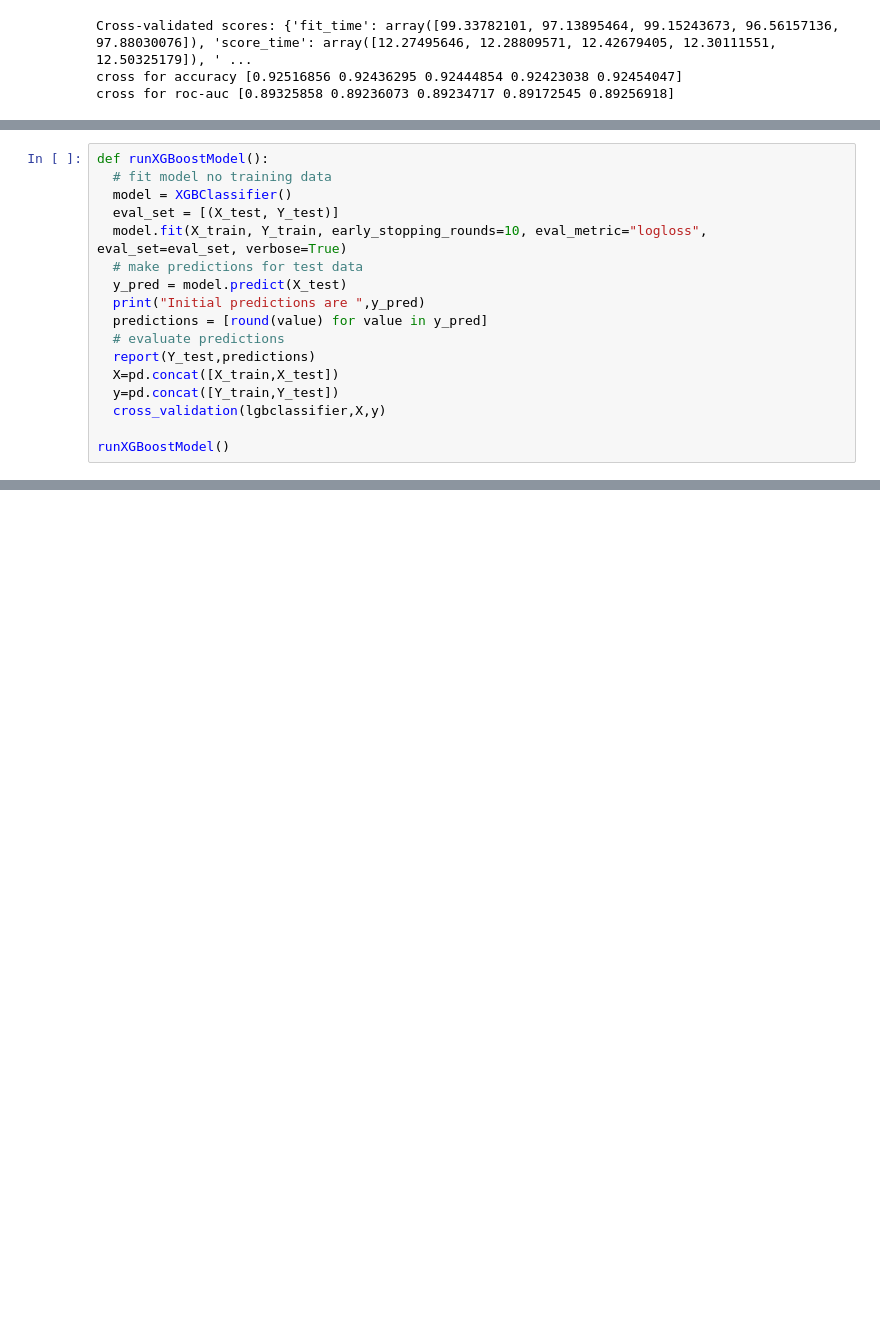
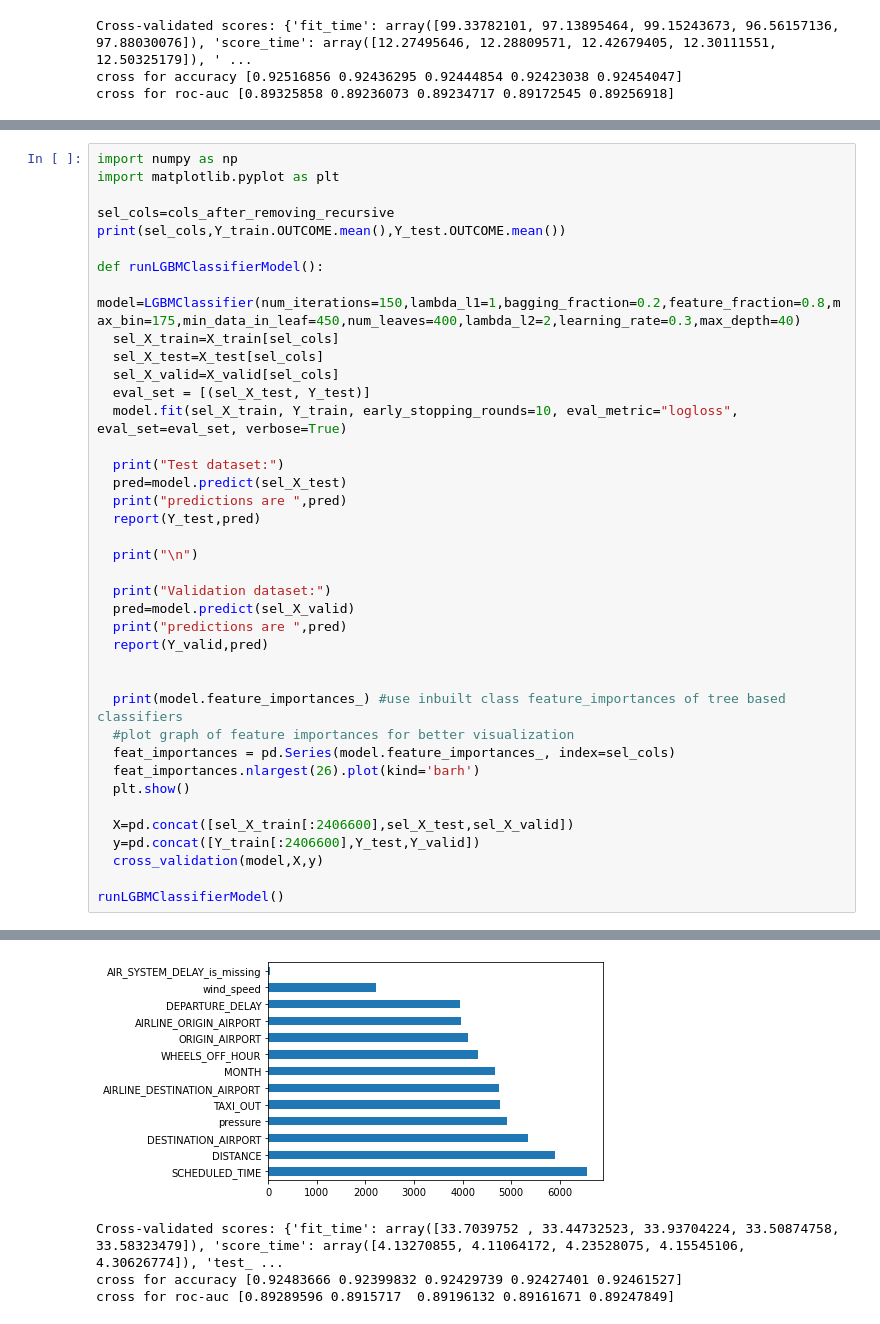
Before and after one commit to bchaithanyasai/PredictLateArrivalsPaper, a Jupyter notebook: Feature_Selection_and_Predictive_Modelling_with_Weather_2015.ipynb, the cells around one changed output, grey strips where cells are left out. Saved outputs shown, nothing was run; the diff lists cells and outputs as text; blank space fills up the shorter version.

```diff
--- a/Feature_Selection_and_Predictive_Modelling_with_Weather_2015.ipynb
+++ b/Feature_Selection_and_Predictive_Modelling_with_Weather_2015.ipynb
@@ -1432,17 +1383,40 @@ NameError: ignored
-# %%
-def runXGBoostModel():
-  # fit model no training data
-  model = XGBClassifier()
-  eval_set = [(X_test, Y_test)]
-  model.fit(X_train, Y_train, early_stopping_rounds=10, eval_metric="logloss", eval_set=eval_set, verbose=True)
-  # make predictions for test data
-  y_pred = model.predict(X_test)
-  print("Initial predictions are ",y_pred)
-  predictions = [round(value) for value in y_pred]
-  # evaluate predictions
-  report(Y_test,predictions)
-  X=pd.concat([X_train,X_test])
-  y=pd.concat([Y_train,Y_test])
-  cross_validation(lgbclassifier,X,y)
-
-runXGBoostModel()
+# %%
+import numpy as np
+import matplotlib.pyplot as plt
+
+sel_cols=cols_after_removing_recursive
+print(sel_cols,Y_train.OUTCOME.mean(),Y_test.OUTCOME.mean())
+
+def runLGBMClassifierModel():
+  model=LGBMClassifier(num_iterations=150,lambda_l1=1,bagging_fraction=0.2,feature_fraction=0.8,max_bin=175,min_data_in_leaf=450,num_leaves=400,lambda_l2=2,learning_rate=0.3,max_depth=40)
+  sel_X_train=X_train[sel_cols]
+  sel_X_test=X_test[sel_cols]
+  sel_X_valid=X_valid[sel_cols]
+  eval_set = [(sel_X_test, Y_test)]
+  model.fit(sel_X_train, Y_train, early_stopping_rounds=10, eval_metric="logloss", eval_set=eval_set, verbose=True)
+
+  print("Test dataset:")
+  pred=model.predict(sel_X_test)
+  print("predictions are ",pred)
+  report(Y_test,pred)
+
+  print("\n")
+
+  print("Validation dataset:")
+  pred=model.predict(sel_X_valid)
+  print("predictions are ",pred)
+  report(Y_valid,pred)
+
+
+  print(model.feature_importances_) #use inbuilt class feature_importances of tree based classifiers
+  #plot graph of feature importances for better visualization
+  feat_importances = pd.Series(model.feature_importances_, index=sel_cols)
+  feat_importances.nlargest(26).plot(kind='barh')
+  plt.show()
+
+  X=pd.concat([sel_X_train[:2406600],sel_X_test,sel_X_valid])
+  y=pd.concat([Y_train[:2406600],Y_test,Y_valid])
+  cross_validation(model,X,y)
+
+runLGBMClassifierModel()
+# %% [output]
@@ -1448,0 +1441,4 @@ runXGBoostModel()
+[figure, added]
+Cross-validated scores: {'fit_time': array([33.7039752 , 33.44732523, 33.93704224, 33.50874758, 33.58323479]), 'score_time': array([4.13270855, 4.11064172, 4.23528075, 4.15545106, 4.30626774]), 'test_ ...
+cross for accuracy [0.92483666 0.92399832 0.92429739 0.92427401 0.92461527]
+cross for roc-auc [0.89289596 0.8915717  0.89196132 0.89161671 0.89247849]
```
Also changed, not shown: parts of 3 cells of this notebook.
